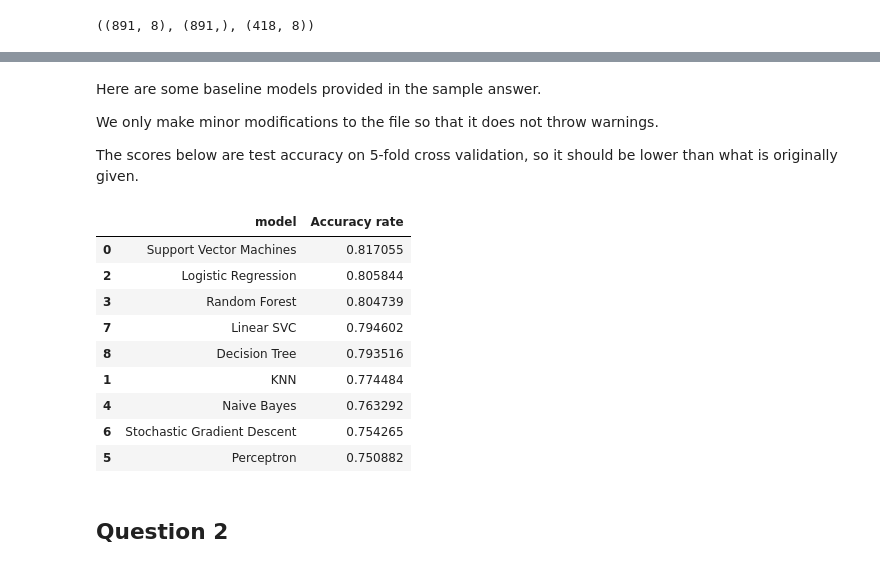
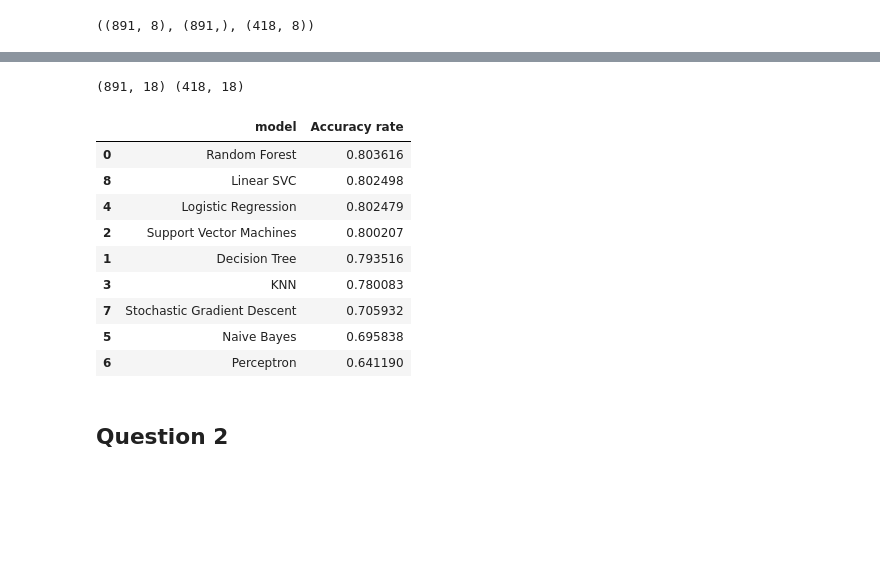
Before and after one commit to yhz0/group529, a Jupyter notebook: titanic/titanic.ipynb, the cells around one changed output, grey strips where cells are left out. Drawn from its saved outputs; the diff is of its cells as text; code cells hidden in the pictures; blank space fills up the shorter version.

```diff
--- a/titanic/titanic.ipynb
+++ b/titanic/titanic.ipynb
@@ -146 +176,14 @@ X_train.shape, Y_train.shape, X_test.shape
+# %%
+# Certain classifiers works better with one-hot encoded variables.
+# Let's do one hot encoding.
+dummy_columns = ["Pclass", "Age", "Fare", "Embarked", "Title"]
+n_train = len(X_train)
+combine = pd.concat([X_train, X_test])
+combine.shape
+combine_dummy = pd.get_dummies(combine, columns=dummy_columns, drop_first=True)
+X_train_dummy = combine_dummy[:n_train]
+X_test_dummy = combine_dummy[n_train:]
+print(X_train_dummy.shape, X_test_dummy.shape)
+# %% [output]
+(891, 18) (418, 18)
 # %%
@@ -149,39 +195,49 @@ def getScore(model, X_train, Y_train, metric=metrics.accuracy_score):
     score = model_selection.cross_val_score(model,
             X_train,Y_train,scoring=metrics.make_scorer(metric), cv=cv)
     return score.mean()
-# %% [markdown]
-Here are some baseline models provided in the sample answer.
-
-We only make minor modifications to the file so that it does not throw warnings.
-
-The scores below are test accuracy on 5-fold cross validation, so it should be lower than what is originally given.
 # %%
-model_dict = {'Support Vector Machines':SVC(gamma='auto'),
-             'KNN':KNeighborsClassifier(n_neighbors = 3),
-             'Logistic Regression':LogisticRegression(solver='lbfgs'),
-             'Random Forest':RandomForestClassifier(n_estimators=100),
-             'Naive Bayes':GaussianNB(),
-             'Perceptron':Perceptron(),
-             'Stochastic Gradient Descent':SGDClassifier(),
-             'Linear SVC':LinearSVC(max_iter=10000),
-             'Decision Tree':DecisionTreeClassifier()}
+# These are the classifiers that requires one-hot encoding.
+# Notice that we add random_state=1 to classifiers that either:
+# whose model depends on random state; or
+# optimization of the model depends on stochastic methods.
+model_dict_dummy = {
+    'Support Vector Machines':SVC(gamma='auto', random_state=1),
+    'KNN':KNeighborsClassifier(n_neighbors = 3),
+    'Logistic Regression':LogisticRegression(solver='lbfgs', random_state=1),
+    'Naive Bayes':GaussianNB(),
+    'Perceptron':Perceptron(),
+    'Stochastic Gradient Descent':SGDClassifier(random_state=1),
+    'Linear SVC':LinearSVC(max_iter=10000, random_state=1)
+}
 
-score_list = [getScore(model,X_train,Y_train)
-              for model_name, model in model_dict.items()]
+# These are the classifiers that requires one-hot encoding.
+model_dict = {
+     'Random Forest':RandomForestClassifier(n_estimators=100, random_state=1),
+     'Decision Tree':DecisionTreeClassifier(random_state=1)
+}
 
-score_pd = pd.DataFrame({'model':list(model_dict.keys()),'Accuracy rate':score_list})
+model_name = list(model_dict.keys())
+model_dummy_name = list(model_dict_dummy.keys())
+
+score_list = (
+    [getScore(model_dict[n],X_train,Y_train) for n in model_name]
+    + [getScore(model_dict_dummy[n] ,X_train_dummy,Y_train)
+       for n in model_dummy_name]
+)
+
+score_pd = pd.DataFrame({'model': model_name + model_dummy_name,'Accuracy rate':score_list})
 score_pd.sort_values(by='Accuracy rate', ascending=False)
 # %% [output]
 |  | model | Accuracy rate |
-| 0 | Support Vector Machines | 0.817055 |
-| 2 | Logistic Regression | 0.805844 |
-| 3 | Random Forest | 0.804739 |
-| 7 | Linear SVC | 0.794602 |
-| 8 | Decision Tree | 0.793516 |
-| 1 | KNN | 0.774484 |
-| 4 | Naive Bayes | 0.763292 |
-| 6 | Stochastic Gradient Descent | 0.754265 |
-| 5 | Perceptron | 0.750882 |
+| 0 | Random Forest | 0.803616 |
+| 8 | Linear SVC | 0.802498 |
+| 4 | Logistic Regression | 0.802479 |
+| 2 | Support Vector Machines | 0.800207 |
+| 1 | Decision Tree | 0.793516 |
+| 3 | KNN | 0.780083 |
+| 7 | Stochastic Gradient Descent | 0.705932 |
+| 5 | Naive Bayes | 0.695838 |
+| 6 | Perceptron | 0.641190 |
 # %% [markdown]
 ## Question 2
 # %%
```
Also changed, not shown: parts of 30 cells of this notebook.
